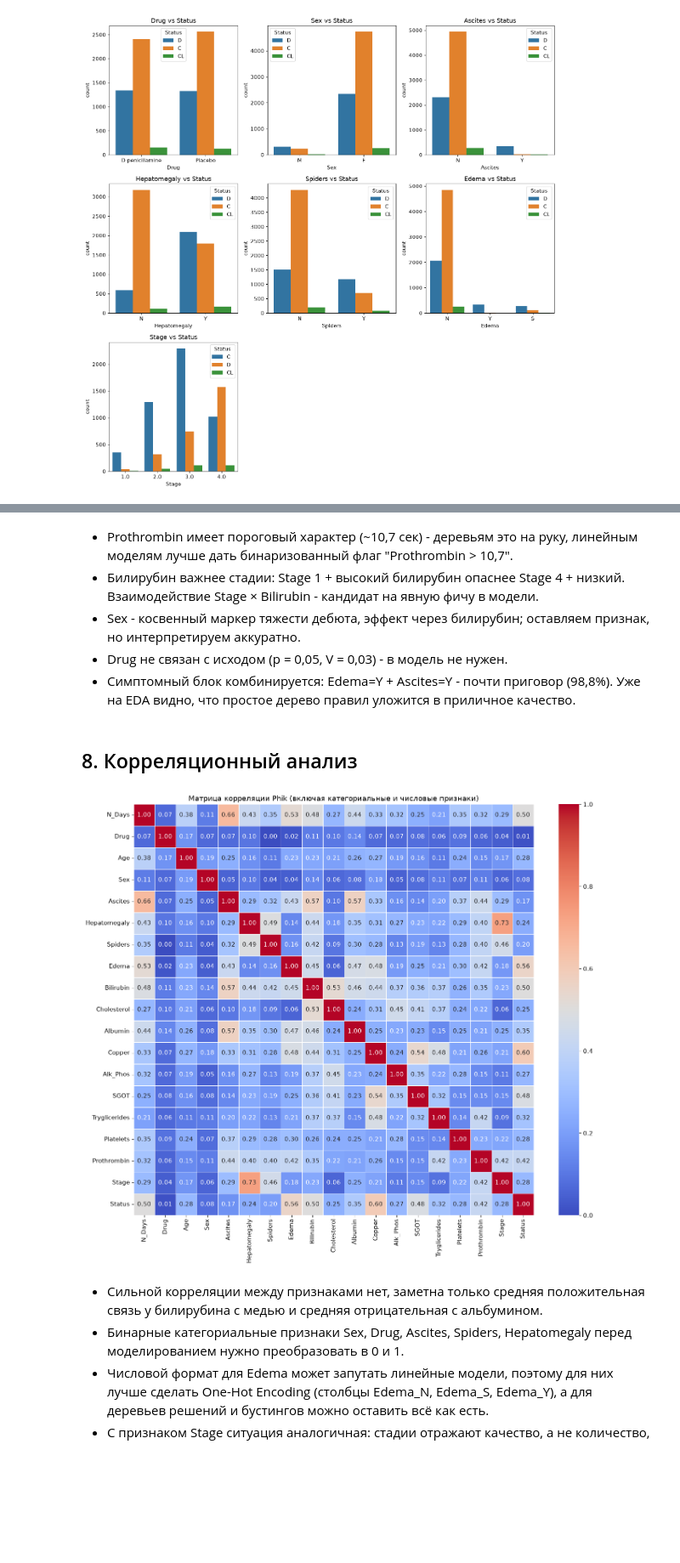
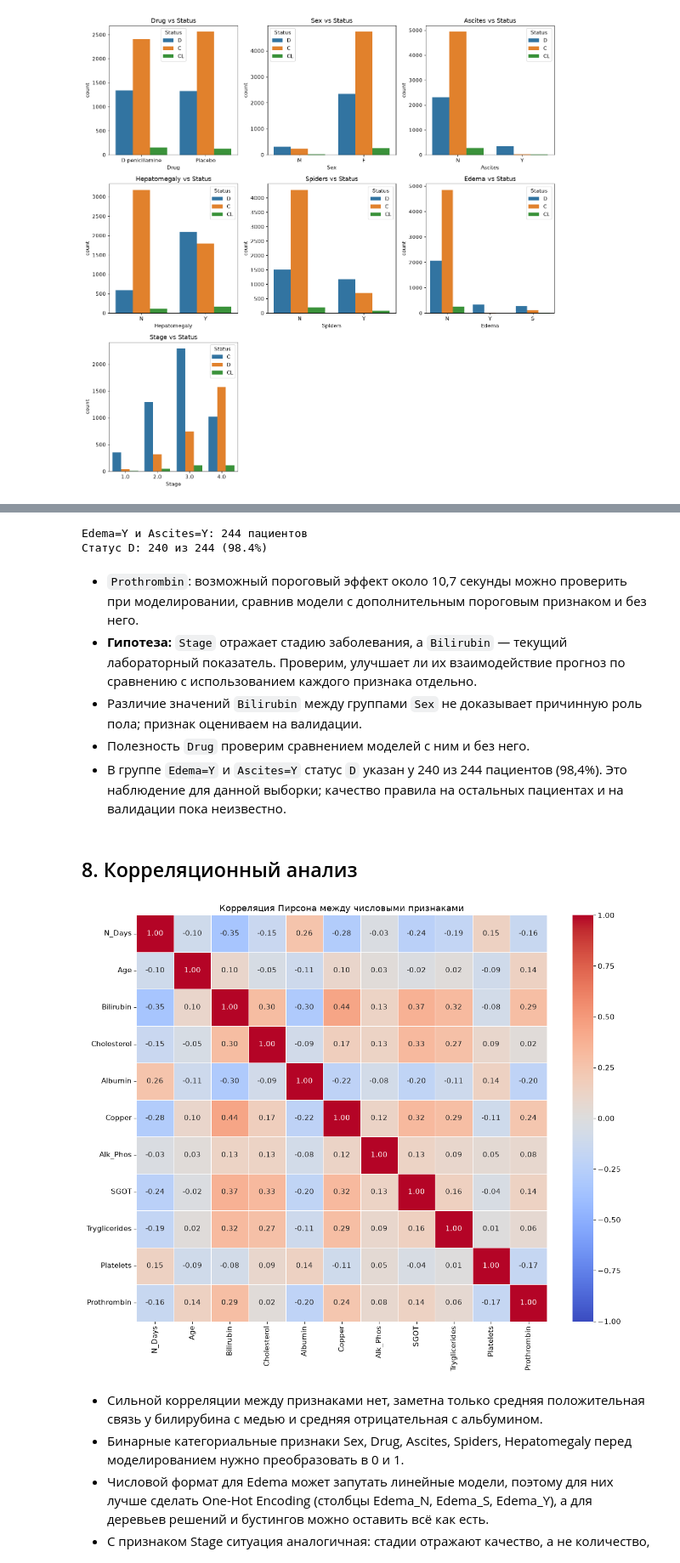
Before and after one commit to voronkovadarya74-cell/liver-cirrhosis-prediction, a Jupyter notebook: notebooks/eda_uno.ipynb, the cells around one changed output, grey strips where cells are left out. Shown at 85% size. Drawn from its saved outputs; the diff is of its cells as text; code cells hidden in the pictures; blank space fills up the shorter version.

Commit message:
Fix EDA notebook execution and refine analysis

```diff
--- a/notebooks/eda_uno.ipynb
+++ b/notebooks/eda_uno.ipynb
@@ -31,7 +31,6 @@ import pandas as pd
 import numpy as np
 import matplotlib.pyplot as plt
 import seaborn as sns
-import phik
 
 # Глобальные настройки отображения
 pd.set_option('display.float_format', lambda x: f'{x:.2f}')
@@ -40,14 +39,17 @@ plt.rcParams.update({'font.family': 'DejaVu Sans', 'font.size': 11})
 # Глобальные константы
 CLASSES = ['C', 'CL', 'D']
 
-# Работает при запуске из корня проекта и из папки с самим ноутбуком.
-base_dir = Path.cwd()
-if not (base_dir / "../data/raw/train.csv").exists():
-    raise FileNotFoundError("Не найден train.csv. Запустите ноутбук из папки проекта.")
+# Структура репозитория: notebooks/eda_uno.ipynb и data/raw/*.csv.
+# Поддерживаем запуск из корня проекта и из папки notebooks.
+current_dir = Path.cwd()
+project_root = current_dir if (current_dir / "data" / "raw" / "train.csv").exists() else current_dir.parent
+data_dir = project_root / "data" / "raw"
+if not (data_dir / "train.csv").exists():
+    raise FileNotFoundError("Не найден data/raw/train.csv. Запустите ноутбук из корня проекта или папки notebooks.")
 
-train = pd.read_csv(base_dir / "../data/raw/train.csv")
-test = pd.read_csv(base_dir / "../data/raw/test.csv")
-submission_example = pd.read_csv(base_dir / "../data/raw/sample_submission.csv")
+train = pd.read_csv(data_dir / "train.csv")
+test = pd.read_csv(data_dir / "test.csv")
+submission_example = pd.read_csv(data_dir / "sample_submission.csv")
 
 print(f"train: {train.shape[0]} строк × {train.shape[1]} столбцов")
 print(f"test: {test.shape[0]} строк × {test.shape[1]} столбцов")
@@ -603,27 +601,39 @@ plt.show()
+# %%
+# Проверяем численность группы, прежде чем делать вывод по проценту.
+edema_ascites_group = train_clear[
+    (train_clear["Edema"] == "Y") & (train_clear["Ascites"] == "Y")
+]
+d_count = (edema_ascites_group["Status"] == "D").sum()
+print(f"Edema=Y и Ascites=Y: {len(edema_ascites_group)} пациентов")
+print(f"Статус D: {d_count} из {len(edema_ascites_group)} "
+      f"({d_count / len(edema_ascites_group):.1%})")
+# %% [output]
+Edema=Y и Ascites=Y: 244 пациентов
+Статус D: 240 из 244 (98.4%)
 # %% [markdown]
-* Prothrombin имеет пороговый характер (~10,7 сек) - деревьям это на руку, линейным моделям лучше дать бинаризованный флаг "Prothrombin > 10,7".
-* Билирубин важнее стадии: Stage 1 + высокий билирубин опаснее Stage 4 + низкий. Взаимодействие Stage × Bilirubin - кандидат на явную фичу в модели.
-* Sex - косвенный маркер тяжести дебюта, эффект через билирубин; оставляем признак, но интерпретируем аккуратно.
-* Drug не связан с исходом (p = 0,05, V = 0,03) - в модель не нужен.
-* Симптомный блок комбинируется: Edema=Y + Ascites=Y - почти приговор (98,8%). Уже на EDA видно, что простое дерево правил уложится в приличное качество.
+* `Prothrombin`: возможный пороговый эффект около 10,7 секунды можно проверить при моделировании, сравнив модели с дополнительным пороговым признаком и без него.
+* **Гипотеза:** `Stage` отражает стадию заболевания, а `Bilirubin` — текущий лабораторный показатель. Проверим, улучшает ли их взаимодействие прогноз по сравнению с использованием каждого признака отдельно.
+* Различие значений `Bilirubin` между группами `Sex` не доказывает причинную роль пола; признак оцениваем на валидации.
+* Полезность `Drug` проверим сравнением моделей с ним и без него.
+* В группе `Edema=Y` и `Ascites=Y` статус `D` указан у 240 из 244 пациентов (98,4%). Это наблюдение для данной выборки; качество правила на остальных пациентах и на валидации пока неизвестно.
 # %% [markdown]
 ## 8. Корреляционный анализ
 # %%
-cols_for_corr = [c for c in train_clear.columns if c != 'id']
-clean_num_feats = list(train_clear.select_dtypes(include='number').columns)
-for col_to_remove in ['id', 'Status', 'Stage']:
-    if col_to_remove in clean_num_feats:
-        clean_num_feats.remove(col_to_remove)
+# Корреляция Пирсона для числовых признаков; Stage — порядковая категория.
+correlation_columns = [
+    column for column in train_clear.select_dtypes(include="number").columns
+    if column != "Stage"
+]
+correlation_matrix = train_clear[correlation_columns].corr(method="pearson")
 
-phik_matrix = phik.phik_matrix(train_clear[cols_for_corr], interval_cols=clean_num_feats)
-
-plt.figure(figsize=(14, 12))
-sns.heatmap(phik_matrix, annot=True, fmt=".2f", cmap="coolwarm", vmin=0, vmax=1, linewidths=0.5)
-plt.title("Матрица корреляции Phik (включая категориальные и числовые признаки)")
+plt.figure(figsize=(12, 10))
+sns.heatmap(correlation_matrix, annot=True, fmt=".2f", cmap="coolwarm",
+            vmin=-1, vmax=1, center=0, linewidths=0.5)
+plt.title("Корреляция Пирсона между числовыми признаками")
 plt.tight_layout()
 plt.show()
 # %% [output]
-[figure, old version]
+[figure, new version]
 # %% [markdown]
 * Сильной корреляции между признаками нет, заметна только средняя положительная связь у билирубина с медью и средняя отрицательная с альбумином.
 * Бинарные категориальные признаки Sex, Drug, Ascites, Spiders, Hepatomegaly перед моделированием нужно преобразовать в 0 и 1.
```
Also changed, not shown: parts of 15 cells of this notebook.
